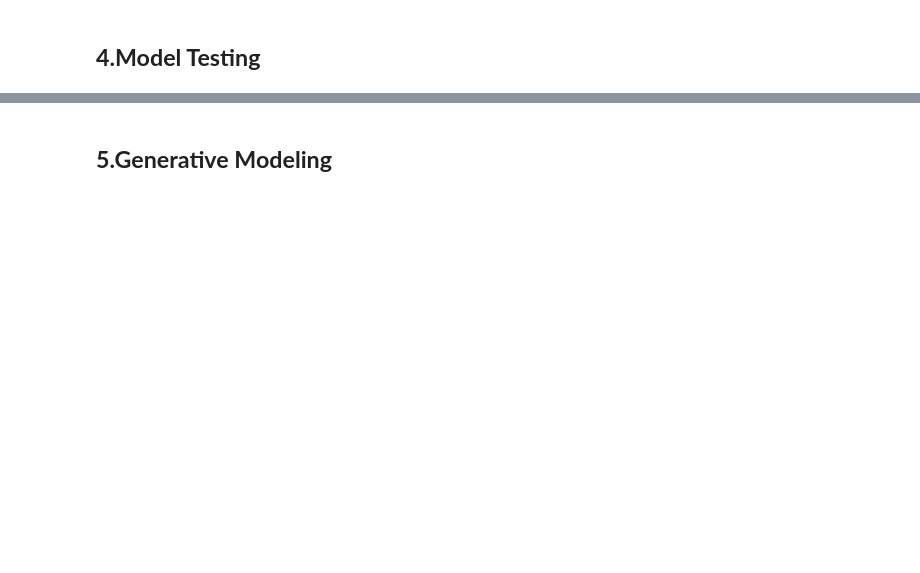
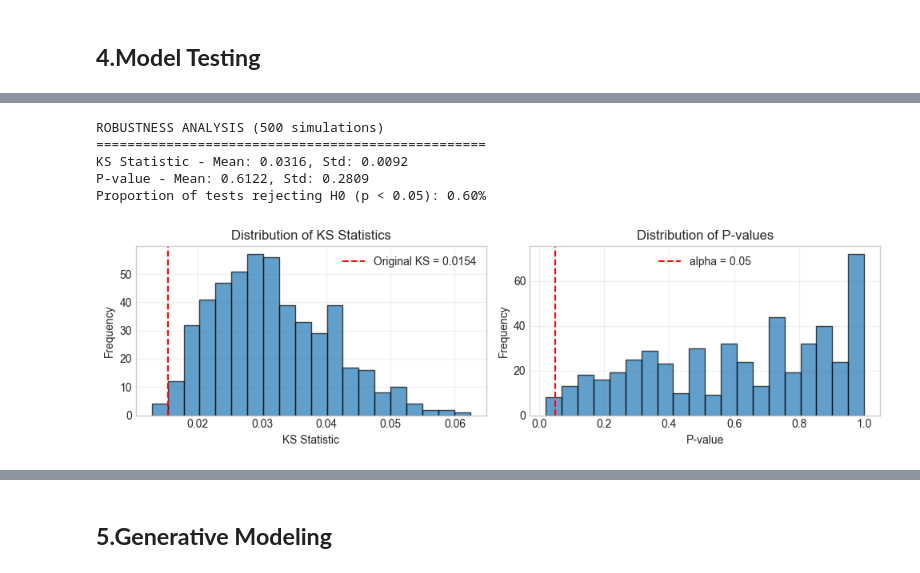
Before and after one commit to QLL-CCDD/SI140A-proj, a Jupyter notebook: tex/red_envelop.ipynb, the cells around one changed output, grey strips where cells are left out. Saved outputs shown, nothing was run; the diff lists cells and outputs as text; code cells hidden in the pictures; blank space fills up the shorter version.

```diff
--- a/tex/red_envelop.ipynb
+++ b/tex/red_envelop.ipynb
@@ -502,0 +734,54 @@ We can conclude that the order in which people grab red envelopes on WeChat foll
+# %%
+# ---Multiple rounds for reliability---
+def multiple_ks_simulations(y_real, n_simulations, seed_start):
+    ks_stats = []
+    p_values = []
+
+    for i in range(n_simulations):
+        y_synth_i = generate_synthetic_data(n_samples=len(y_real),
+                                           seed=seed_start + i)
+        ks_stat_i, p_value_i = ks_2samp(y_real, y_synth_i)
+        ks_stats.append(ks_stat_i)
+        p_values.append(p_value_i)
+
+    ks_stats = np.array(ks_stats)
+    p_values = np.array(p_values)
+
+    print(f"ROBUSTNESS ANALYSIS ({n_simulations} simulations)")
+    print("=" * 50)
+    print(f"KS Statistic - Mean: {np.mean(ks_stats):.4f}, Std: {np.std(ks_stats):.4f}")
+    print(f"P-value - Mean: {np.mean(p_values):.4f}, Std: {np.std(p_values):.4f}")
+    print(f"Proportion of tests rejecting H0 (p < 0.05): "
+          f"{np.mean(np.array(p_values) < 0.05):.2%}")
+
+    plt.figure(figsize=(10, 3))
+    plt.subplot(1, 2, 1)
+    plt.hist(ks_stats, bins=20, edgecolor='black', alpha=0.7)
+    plt.axvline(ks_statistic, color='red', linestyle='--',
+                label=f'Original KS = {ks_statistic:.4f}')
+    plt.xlabel('KS Statistic')
+    plt.ylabel('Frequency')
+    plt.title('Distribution of KS Statistics')
+    plt.legend()
+    plt.grid(True, alpha=0.3)
+
+    plt.subplot(1, 2, 2)
+    plt.hist(p_values, bins=20, edgecolor='black', alpha=0.7)
+    plt.axvline(0.05, color='red', linestyle='--', label='alpha = 0.05')
+    plt.xlabel('P-value')
+    plt.ylabel('Frequency')
+    plt.title('Distribution of P-values')
+    plt.legend()
+    plt.grid(True, alpha=0.3)
+
+    plt.tight_layout()
+    plt.show()
+
+multiple_ks_simulations(y_real, n_simulations=500, seed_start=632)
+# %% [output]
+ROBUSTNESS ANALYSIS (500 simulations)
+==================================================
+KS Statistic - Mean: 0.0316, Std: 0.0092
+P-value - Mean: 0.6122, Std: 0.2809
+Proportion of tests rejecting H0 (p < 0.05): 0.60%
+[figure, added]
```
Also changed, not shown: parts of 55 cells of this notebook, 1 other file.
